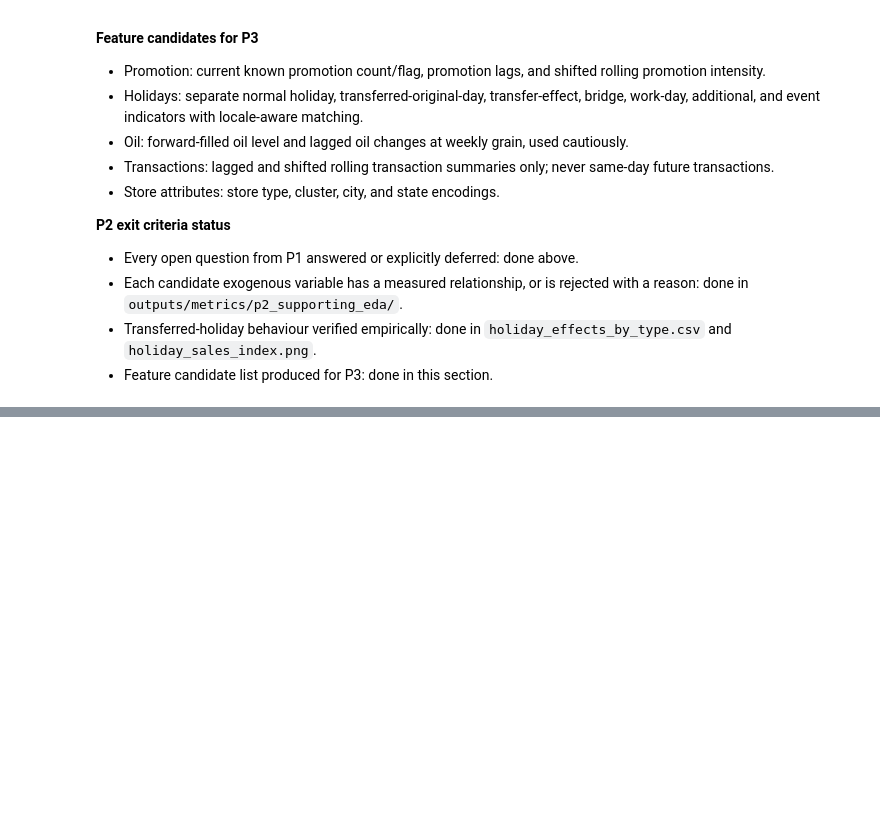
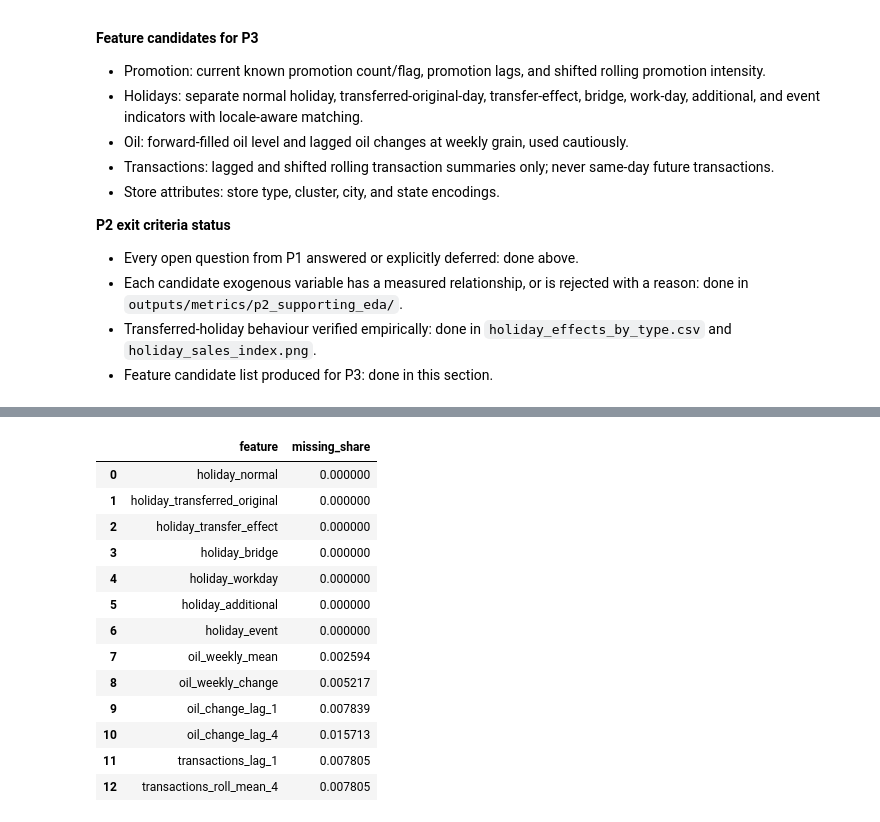
Before and after one commit to Mainakkundu/retail-replenishment-system, a Jupyter notebook: notebooks/01_eda_features.ipynb, the cells around one changed output, grey strips where cells are left out. Cells and saved outputs as stored; diff of their text form; code cells hidden in the pictures; blank space fills up the shorter version.

```diff
--- a/notebooks/01_eda_features.ipynb
+++ b/notebooks/01_eda_features.ipynb
@@ -972,0 +1172,88 @@ Not started. P3 begins only after P2 exit criteria are accepted.
+# %%
+holiday_applicable = applicable_holiday_rows(holidays, stores)
+holiday_applicable["week_start"] = week_start(holiday_applicable["date"])
+holiday_applicable["holiday_normal"] = ((holiday_applicable["holiday_type"] == "Holiday") & (~holiday_applicable["transferred"])).astype(int)
+holiday_applicable["holiday_transferred_original"] = ((holiday_applicable["holiday_type"] == "Holiday") & holiday_applicable["transferred"]).astype(int)
+holiday_applicable["holiday_transfer_effect"] = (holiday_applicable["holiday_type"] == "Transfer").astype(int)
+holiday_applicable["holiday_bridge"] = (holiday_applicable["holiday_type"] == "Bridge").astype(int)
+holiday_applicable["holiday_workday"] = (holiday_applicable["holiday_type"] == "Work Day").astype(int)
+holiday_applicable["holiday_additional"] = (holiday_applicable["holiday_type"] == "Additional").astype(int)
+holiday_applicable["holiday_event"] = (holiday_applicable["holiday_type"] == "Event").astype(int)
+holiday_weekly = (
+    holiday_applicable.groupby(["store_nbr", "week_start"], observed=True)[
+        [
+            "holiday_normal",
+            "holiday_transferred_original",
+            "holiday_transfer_effect",
+            "holiday_bridge",
+            "holiday_workday",
+            "holiday_additional",
+            "holiday_event",
+        ]
+    ]
+    .sum()
+    .reset_index()
+)
+weekly_features = weekly_features.merge(holiday_weekly, on=["store_nbr", "week_start"], how="left")
+holiday_columns = [column for column in weekly_features.columns if column.startswith("holiday_")]
+weekly_features[holiday_columns] = weekly_features[holiday_columns].fillna(0).astype(int)
+
+full_dates = pd.date_range(panel["date"].min(), panel["date"].max(), freq="D")
+oil_daily_features = oil.set_index("date").reindex(full_dates).ffill().bfill().rename_axis("date").reset_index()
+oil_weekly = oil_daily_features.set_index("date")["dcoilwtico"].resample("W-MON").mean().rename("oil_weekly_mean").reset_index()
+oil_weekly = oil_weekly.rename(columns={"date": "week_start"})
+oil_weekly["oil_weekly_change"] = oil_weekly["oil_weekly_mean"].pct_change()
+for lag in [1, 4]:
+    oil_weekly[f"oil_change_lag_{lag}"] = oil_weekly["oil_weekly_change"].shift(lag)
+weekly_features = weekly_features.merge(oil_weekly, on="week_start", how="left")
+
+transactions_with_week = transactions.copy()
+transactions_with_week["week_start"] = week_start(transactions_with_week["date"])
+transaction_weekly = (
+    transactions_with_week.groupby(["store_nbr", "week_start"], observed=True)["transactions"]
+    .sum()
+    .rename("transactions_weekly")
+    .reset_index()
+    .sort_values(["store_nbr", "week_start"])
+)
+for lag in [1, 4, 13]:
+    transaction_weekly = add_group_lag(transaction_weekly, ["store_nbr"], "transactions_weekly", lag, f"transactions_lag_{lag}")
+for window in [4, 13]:
+    transaction_weekly = add_shifted_group_rolling_mean(
+        transaction_weekly, ["store_nbr"], "transactions_weekly", window, f"transactions_roll_mean_{window}"
+    )
+weekly_features = weekly_features.merge(
+    transaction_weekly.drop(columns=["transactions_weekly"]),
+    on=["store_nbr", "week_start"],
+    how="left",
+)
+
+weekly_features["store_nbr_code"] = weekly_features["store_nbr"].astype(int)
+weekly_features["family_code"] = pd.Categorical(weekly_features["family"]).codes.astype(int)
+weekly_features["city_code"] = pd.Categorical(weekly_features["city"]).codes.astype(int)
+weekly_features["state_code"] = pd.Categorical(weekly_features["state"]).codes.astype(int)
+weekly_features["type_code"] = pd.Categorical(weekly_features["type"]).codes.astype(int)
+weekly_features["cluster_code"] = weekly_features["cluster"].astype(int)
+
+assert "transactions" not in weekly_features.columns
+calendar_exog_missingness = weekly_features[
+    holiday_columns + ["oil_weekly_mean", "oil_weekly_change", "oil_change_lag_1", "oil_change_lag_4", "transactions_lag_1", "transactions_roll_mean_4"]
+].isna().mean().rename("missing_share").reset_index()
+calendar_exog_missingness.columns = ["feature", "missing_share"]
+calendar_exog_missingness.to_csv(P3_TABLE_DIR / "calendar_exog_missingness.csv", index=False)
+calendar_exog_missingness
+# %% [output]
+|  | feature | missing_share |
+| 0 | holiday_normal | 0.000000 |
+| 1 | holiday_transferred_original | 0.000000 |
+| 2 | holiday_transfer_effect | 0.000000 |
+| 3 | holiday_bridge | 0.000000 |
+| 4 | holiday_workday | 0.000000 |
+| 5 | holiday_additional | 0.000000 |
+| 6 | holiday_event | 0.000000 |
+| 7 | oil_weekly_mean | 0.002594 |
+| 8 | oil_weekly_change | 0.005217 |
+| 9 | oil_change_lag_1 | 0.007839 |
+| 10 | oil_change_lag_4 | 0.015713 |
+| 11 | transactions_lag_1 | 0.007805 |
+| 12 | transactions_roll_mean_4 | 0.007805 |
```
Also changed, not shown: parts of 17 cells of this notebook.
